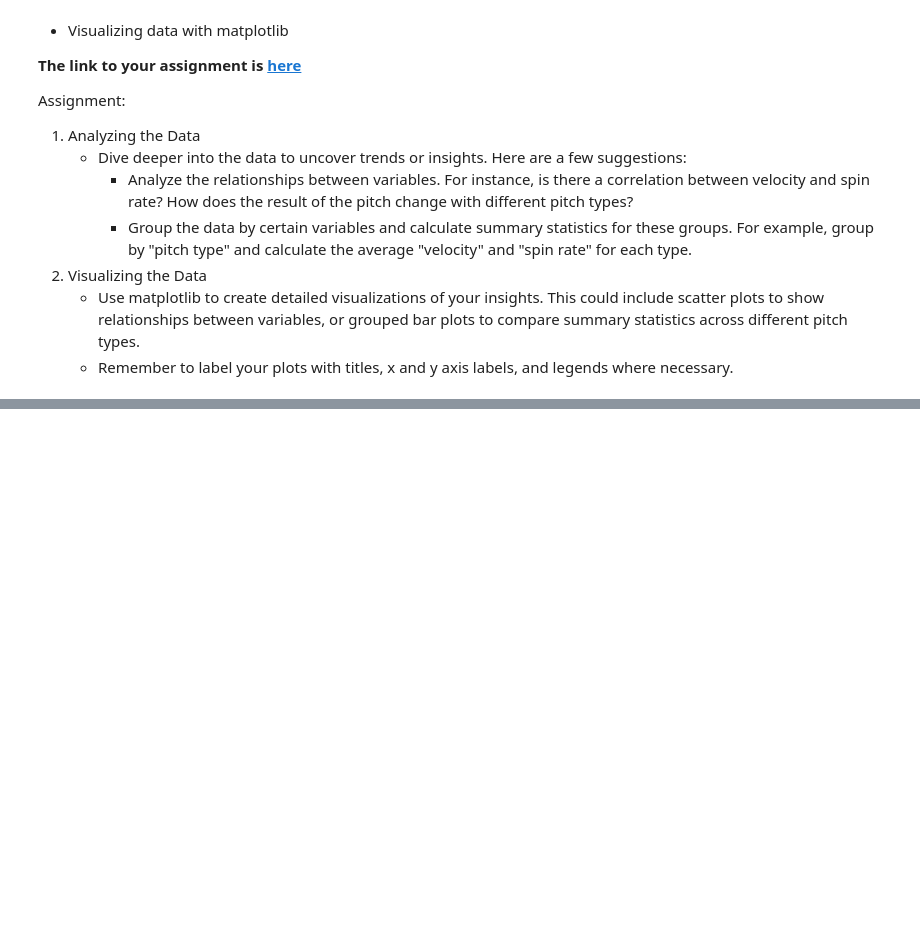
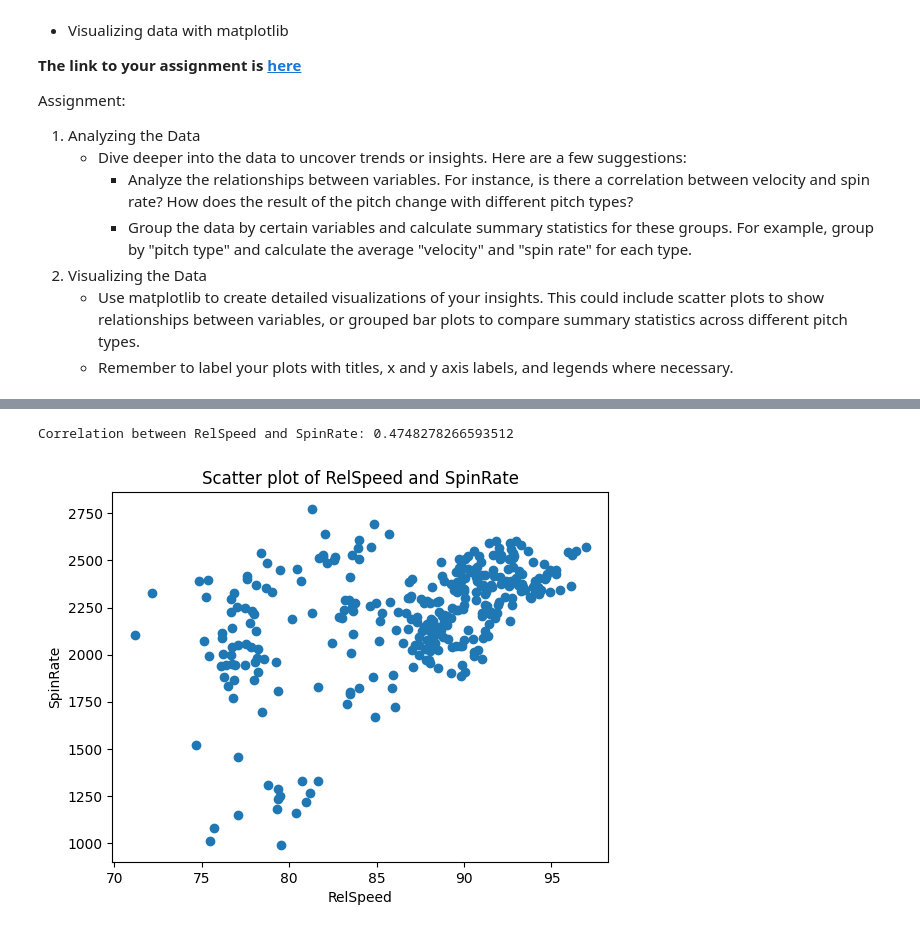
Before and after one commit to palmerwenzel/mitch-trackman-project, a Jupyter notebook: Lesson5.ipynb, the cells around one changed output, grey strips where cells are left out. Saved outputs shown, nothing was run; the diff lists cells and outputs as text; code cells hidden in the pictures; blank space fills up the shorter version.

```diff
--- a/Lesson5.ipynb
+++ b/Lesson5.ipynb
@@ -149,0 +160,18 @@ Assignment:
+# %%
+pd.read_csv('/Users/mitchellsparks/Downloads/finaltrackman.csv', sep=';')
+df = pd.read_csv('/Users/mitchellsparks/Downloads/finaltrackman.csv', skiprows=1)
+# needed tp set up the columns the right way again to get eveything to work
+correlation = df['RelSpeed'].corr(df['SpinRate']) # to find the correlation between the speed and spin rate
+print("Correlation between RelSpeed and SpinRate:", correlation)
+# %% [output]
+Correlation between RelSpeed and SpinRate: 0.4748278266593512
+# %%
+import matplotlib.pyplot as plt
+
+plt.scatter(df['RelSpeed'], df['SpinRate']) #start to create scatte plot of 2 variables
+plt.title('Scatter plot of RelSpeed and SpinRate')
+plt.xlabel('RelSpeed')
+plt.ylabel('SpinRate')
+plt.show()
+# %% [output]
+[figure, added]
```
Also changed, not shown: parts of 4 cells of this notebook.
